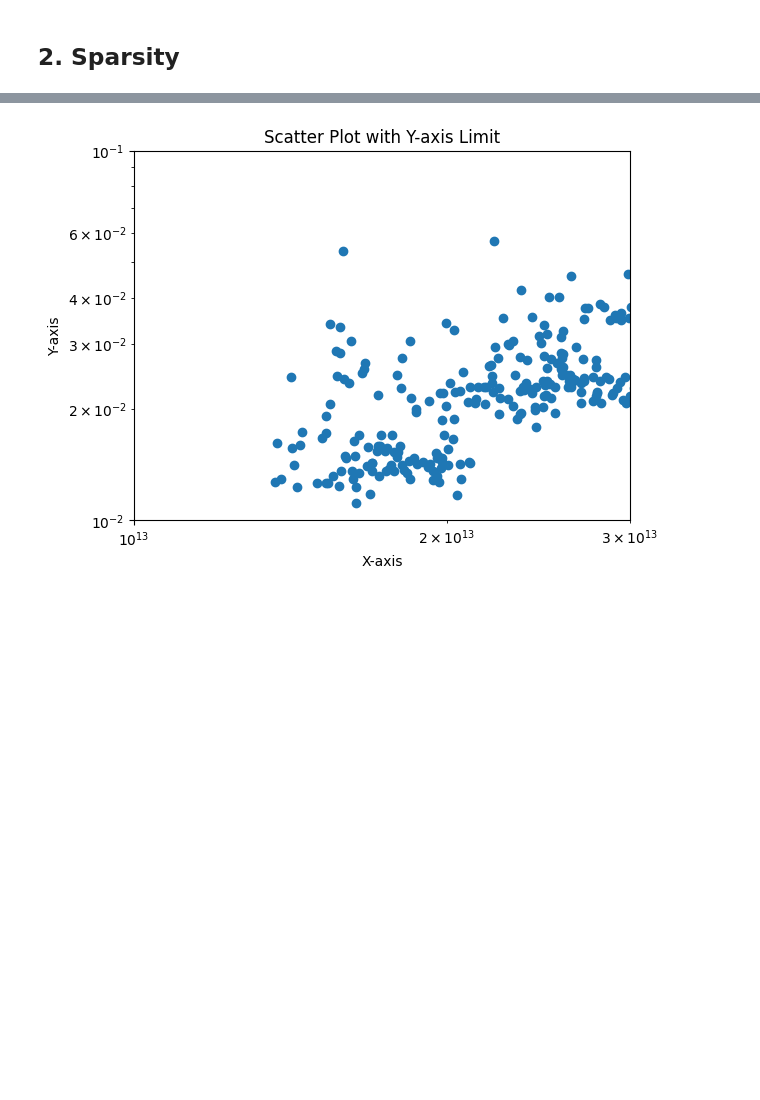
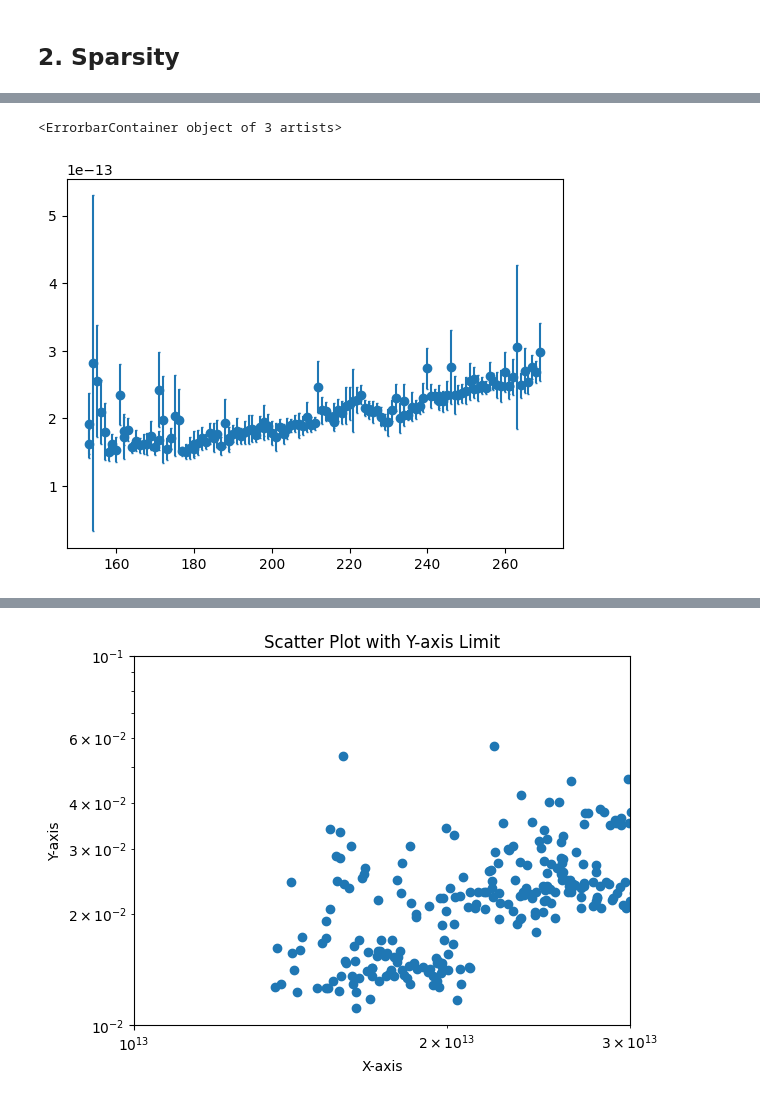
Before and after one commit to alexicanesse/Near-linear-convergence-of-the-Random-Osborne-algorithm-for-Matrix-Balancing, a Jupyter notebook: experiments.ipynb, the cells around one changed output, grey strips where cells are left out. Cells and saved outputs as stored; diff of their text form; code cells hidden in the pictures; blank space fills up the shorter version.

```diff
--- a/experiments.ipynb
+++ b/experiments.ipynb
@@ -92,0 +103,5 @@ plt.scatter(x, times)
+# %%
+plt.errorbar(x_mean, times_mean, yerr=times_std, fmt='o', capsize=1, label='Data with Std Dev')
+# %% [output]
+<ErrorbarContainer object of 3 artists>
+[figure, added]
```
Also changed, not shown: parts of 3 cells of this notebook, 1 other file.
